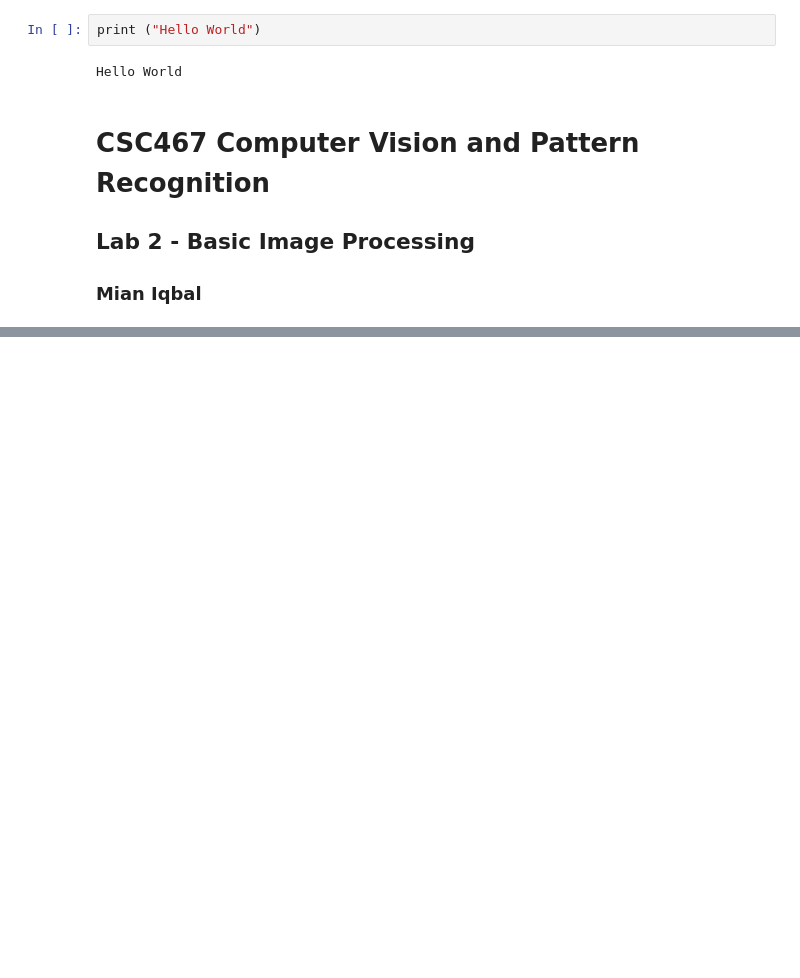
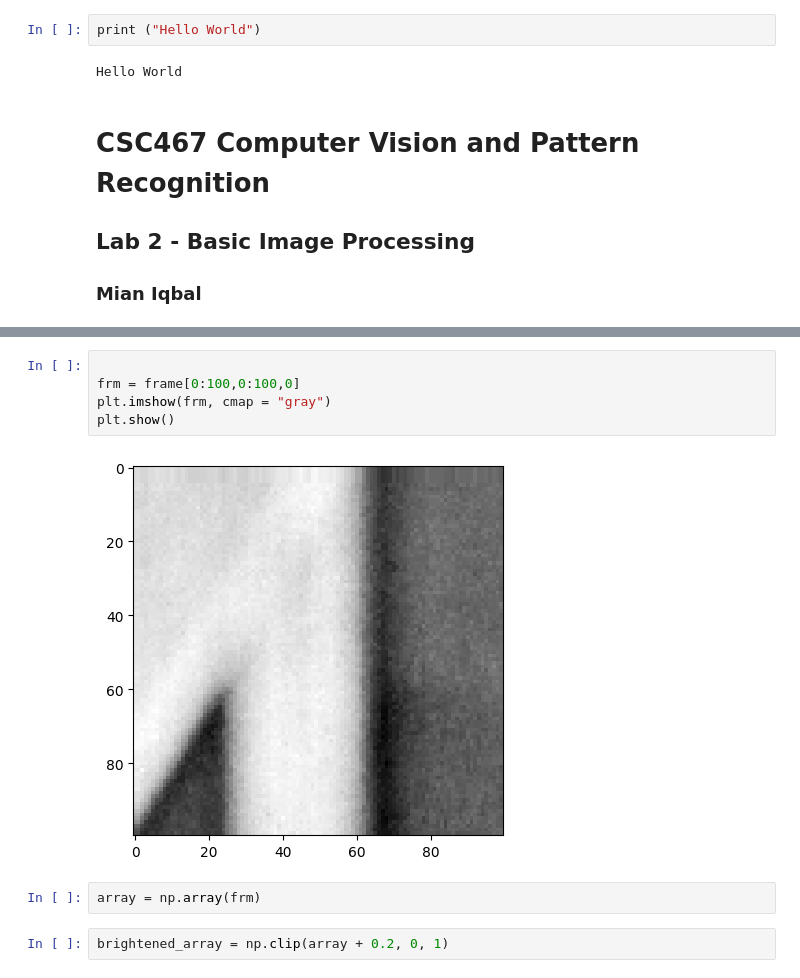
Before and after one commit to Mian56/CSC467_Week2_Lab, a Jupyter notebook: lab02.ipynb, the cells around one changed output, grey strips where cells are left out. Saved outputs shown, nothing was run; the diff lists cells and outputs as text; blank space fills up the shorter version.

```diff
--- a/lab02.ipynb
+++ b/lab02.ipynb
@@ -18,0 +29,11 @@ ModuleNotFoundError: No module named 'cv2'
+# %%
+
+frm = frame[0:100,0:100,0]
+plt.imshow(frm, cmap = "gray")
+plt.show()
+# %% [output]
+[figure, added]
+# %%
+array = np.array(frm)
+# %%
+brightened_array = np.clip(array + 0.2, 0, 1)
```
Also changed, not shown: parts of 9 cells of this notebook.
